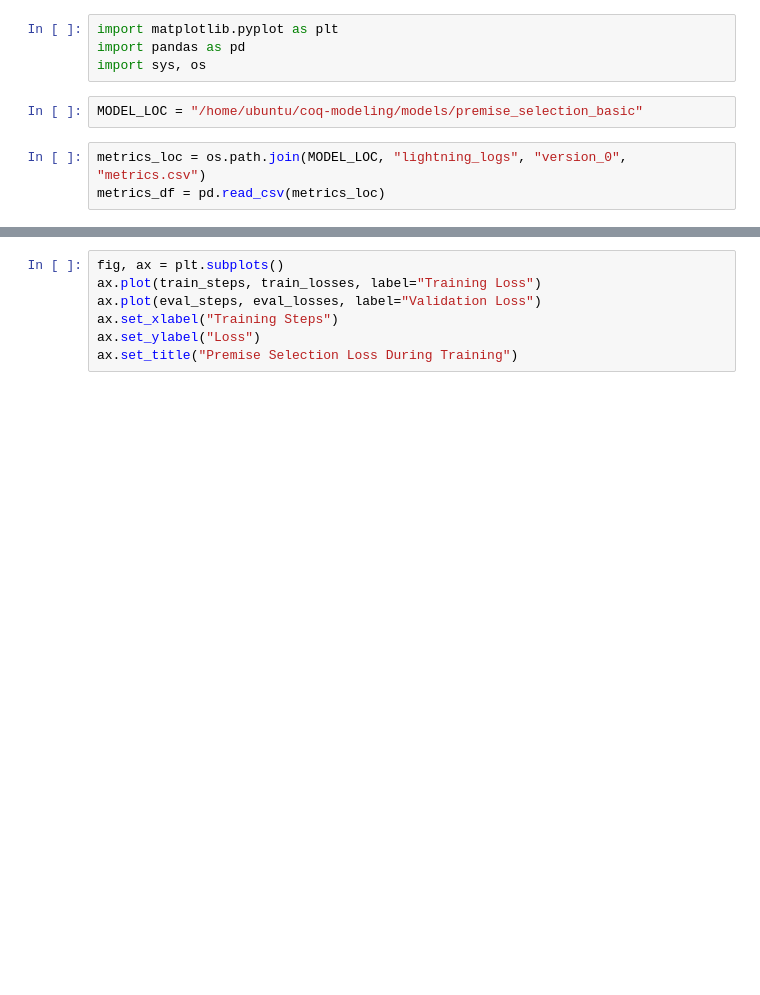
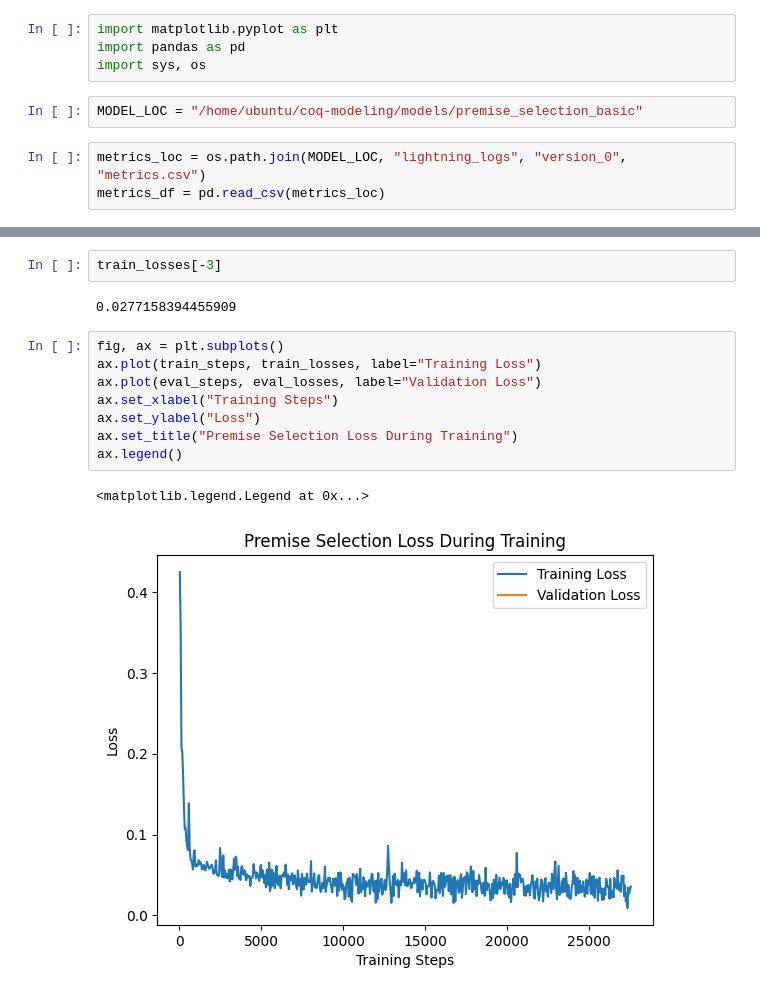
Before and after one commit to rkthomps/coq-modeling, a Jupyter notebook: notebooks/premise_selection/plot_metrics.ipynb, the cells around one changed output, grey strips where cells are left out. Saved outputs shown, nothing was run; the diff lists cells and outputs as text; blank space fills up the shorter version.

```diff
--- a/notebooks/premise_selection/plot_metrics.ipynb
+++ b/notebooks/premise_selection/plot_metrics.ipynb
@@ -34,7 +24,15 @@ else:
+# %%
+train_losses[-3]
+# %% [output]
+0.0277158394455909
 # %%
 fig, ax = plt.subplots()
 ax.plot(train_steps, train_losses, label="Training Loss")
 ax.plot(eval_steps, eval_losses, label="Validation Loss")
 ax.set_xlabel("Training Steps")
 ax.set_ylabel("Loss")
 ax.set_title("Premise Selection Loss During Training")
+ax.legend()
+# %% [output]
+<matplotlib.legend.Legend at 0x...>
+[figure, added]
```
Also changed, not shown: parts of 1 cell of this notebook.
